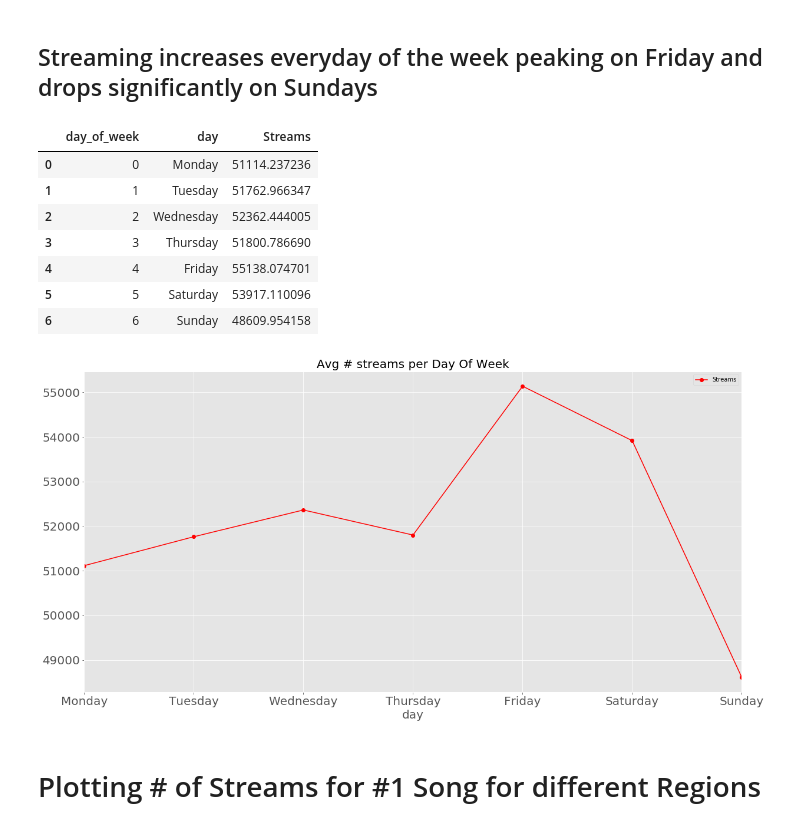
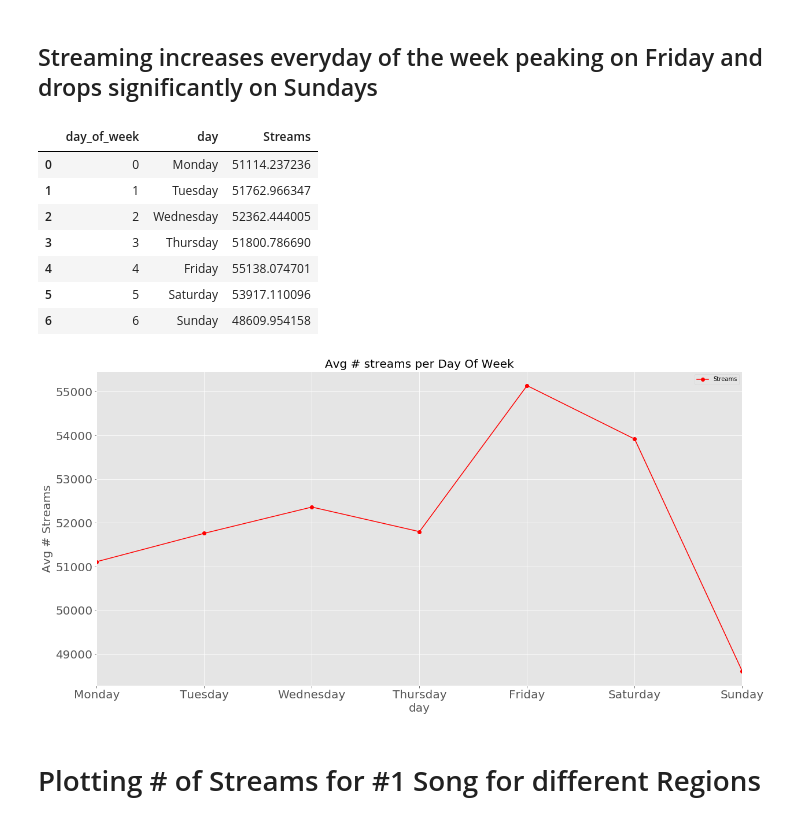
Before and after one commit to maxgrossenbacher/Forecasting_daily_spotify_streams, a Jupyter notebook: src/Spotify_Time_Series.ipynb, the cells around one changed output. Drawn from its saved outputs; the diff is of its cells as text; code cells hidden in the pictures.

```diff
--- a/src/Spotify_Time_Series.ipynb
+++ b/src/Spotify_Time_Series.ipynb
@@ -178,20 +180,21 @@ for d, i, j in zip(day, date, avg_streams):
 # %%
 dow = spotify_df.groupby(['day_of_week','day']).mean()['Streams'].reset_index()
 
 #plotting avg_streams per day of week
 ax = dow.plot(x='day', y='Streams', figsize=(20,10), marker='o',title='Avg # streams per Day Of Week', color='red')
+plt.ylabel('Avg # Streams')
 bigger_fonts(ax)
 dow
 # %% [output]
 |  | day_of_week | day | Streams |
 | 0 | 0 | Monday | 51114.237236 |
 | 1 | 1 | Tuesday | 51762.966347 |
 | 2 | 2 | Wednesday | 52362.444005 |
 | 3 | 3 | Thursday | 51800.786690 |
 | 4 | 4 | Friday | 55138.074701 |
 | 5 | 5 | Saturday | 53917.110096 |
 | 6 | 6 | Sunday | 48609.954158 |
-[figure, old version]
+[figure, new version]
 # %% [markdown]
 # Plotting # of Streams for #1 Song for different Regions
 # %%
```
Also changed, not shown: parts of 18 cells of this notebook.
